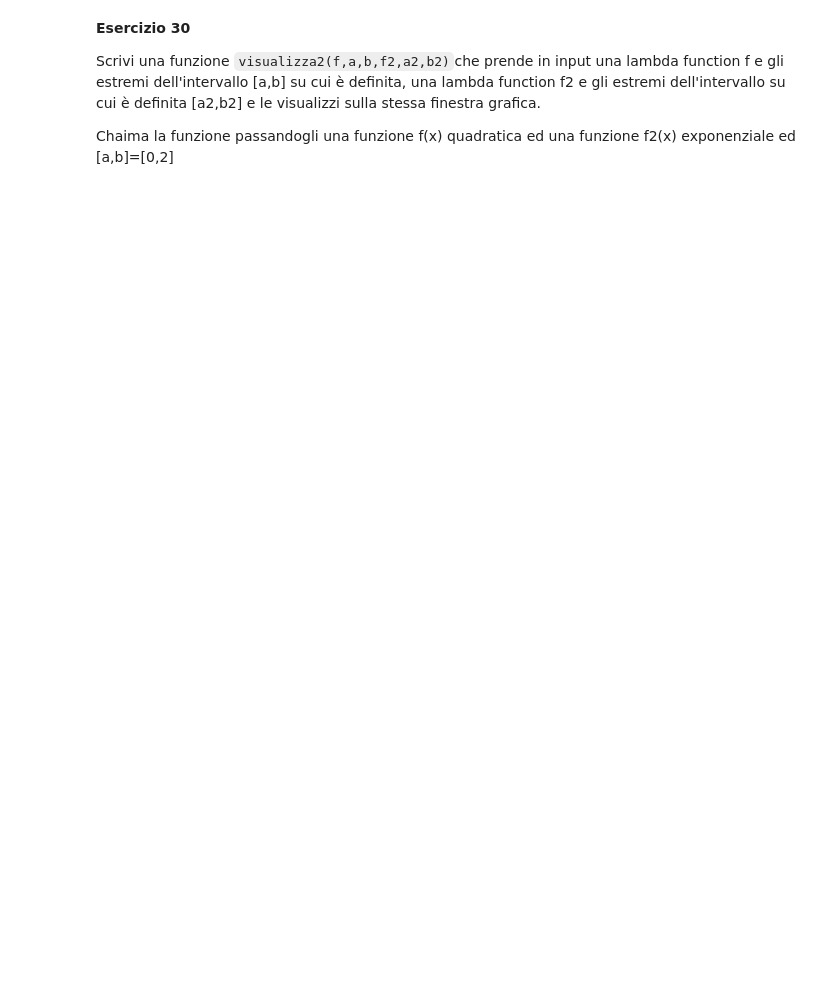
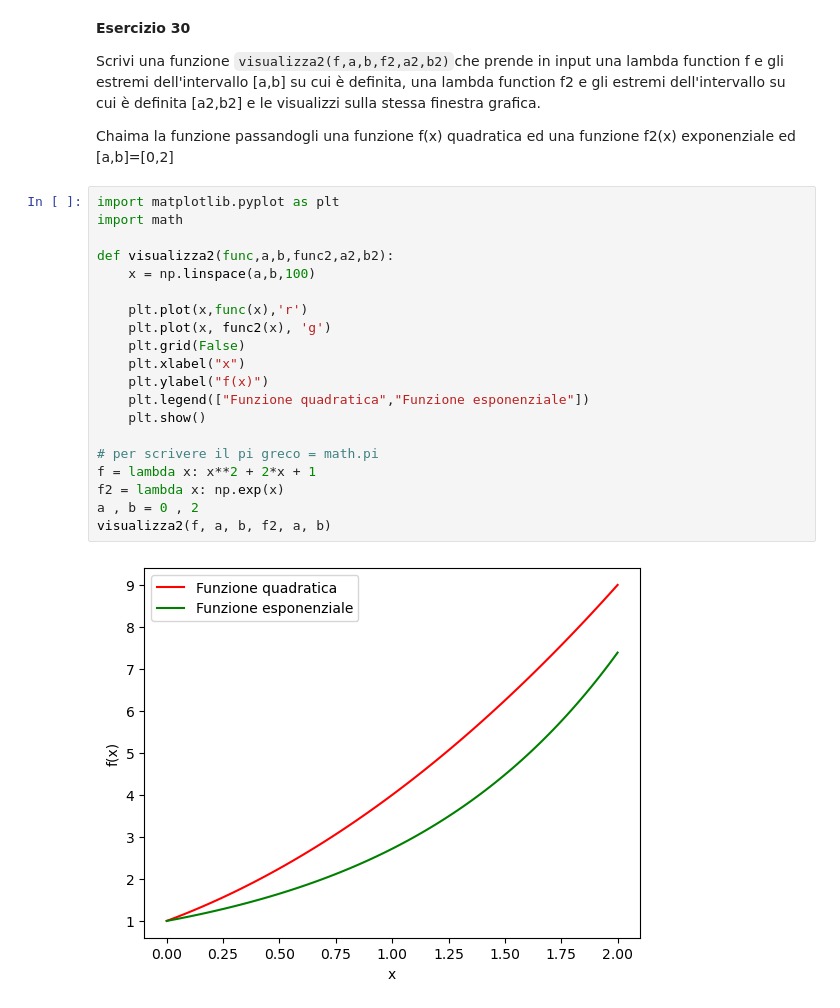
Before and after one commit to Giock24/Metodi-Numerici-Lab, a Jupyter notebook: Lezione 3/Esercitazione3.ipynb, the cells around one changed output. Cells and saved outputs as stored; diff of their text form; blank space fills up the shorter version.

```diff
--- a/Lezione 3/Esercitazione3.ipynb
+++ b/Lezione 3/Esercitazione3.ipynb
@@ -612,3 +631,25 @@ Chaima la funzione passandogli la funzione f(x)=sin(2*$\pi$*x), [a,b]=[0,2*$\pi$
 Scrivi una funzione `visualizza2(f,a,b,f2,a2,b2)`che prende in input una lambda function f e gli estremi dell'intervallo [a,b]  su cui è definita, una lambda function f2 e gli estremi dell'intervallo su cui è definita [a2,b2] e le visualizzi sulla stessa finestra grafica.
 
 Chaima la funzione passandogli  una funzione f(x) quadratica ed una funzione f2(x) exponenziale ed [a,b]=[0,2]
+# %%
+import matplotlib.pyplot as plt
+import math
+
+def visualizza2(func,a,b,func2,a2,b2):
+    x = np.linspace(a,b,100)
+
+    plt.plot(x,func(x),'r')
+    plt.plot(x, func2(x), 'g')
+    plt.grid(False)
+    plt.xlabel("x")
+    plt.ylabel("f(x)")
+    plt.legend(["Funzione quadratica","Funzione esponenziale"])
+    plt.show()
+
+# per scrivere il pi greco = math.pi
+f = lambda x: x**2 + 2*x + 1
+f2 = lambda x: np.exp(x)
+a , b = 0 , 2
+visualizza2(f, a, b, f2, a, b)
+# %% [output]
+[figure, added]
```
Also changed, not shown: parts of 2 cells of this notebook, 2 other files.
